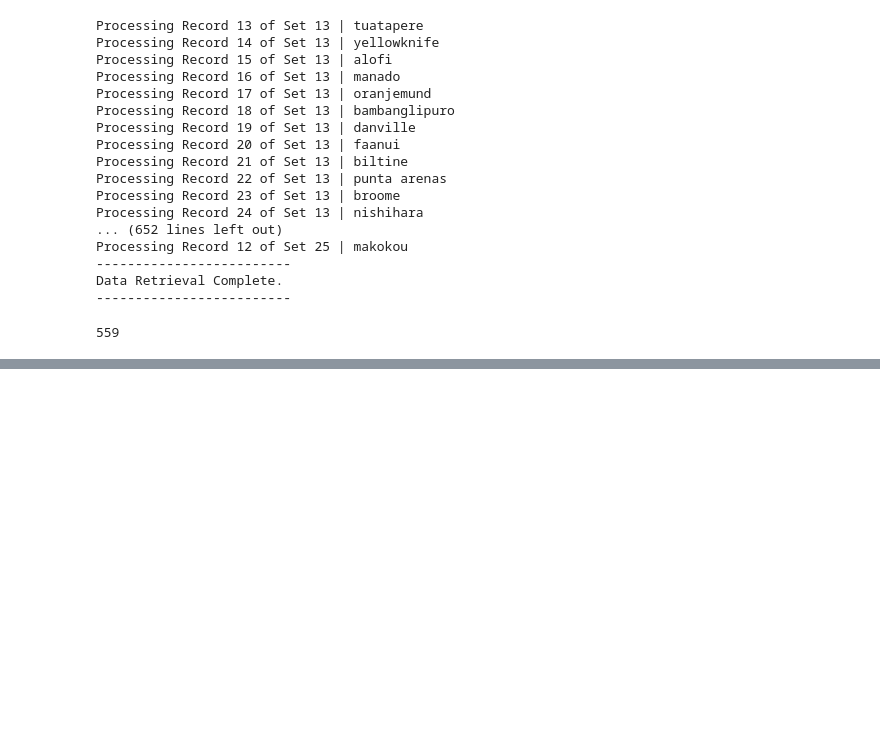
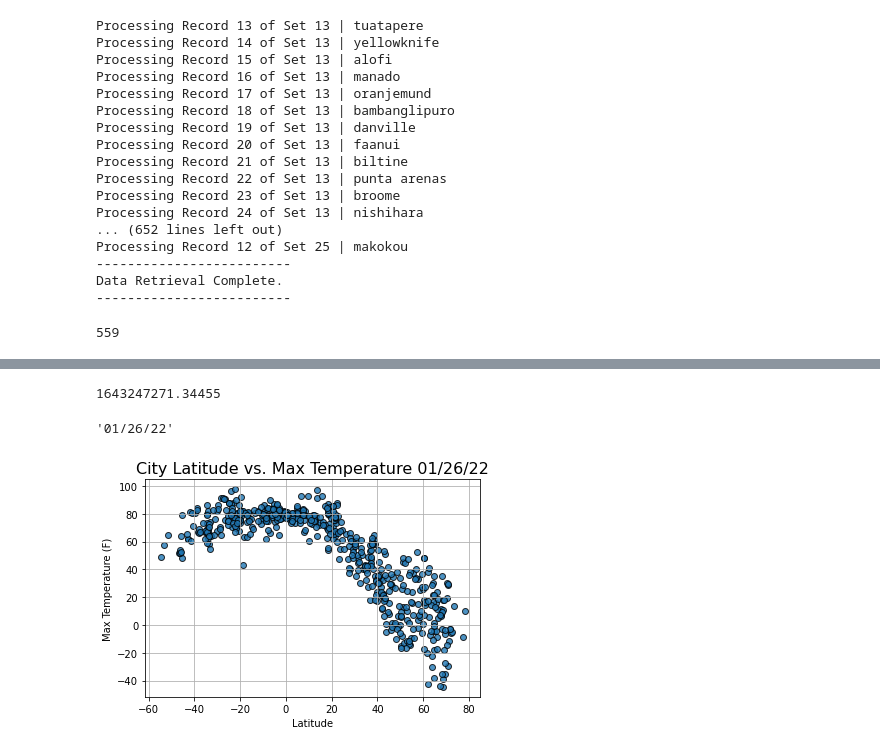
Before and after one commit to jennadodge/World_Weather_Analysis, a Jupyter notebook: Weather.ipynb, the cells around one changed output, grey strips where cells are left out. Cells and saved outputs as stored; diff of their text form; code cells hidden in the pictures; blank space fills up the shorter version.

Commit message:
created scatter plots of various weather metrics vs latitude

```diff
--- a/Weather.ipynb
+++ b/Weather.ipynb
@@ -173,3 +173,48 @@ city_data_df.head()
 output_data_file = "weather_data/cities.csv"
 # Export the city_data_df into a CSV
 city_data_df.to_csv(output_data_file, index_label = "City_ID")
+# %%
+# Create a scatter plot of city latitude vs max temp and other weather based on latitude
+# Extract relevant fields from the DataFrame
+lats = city_data_df['Lat']
+max_temps = city_data_df['Max Temp']
+humidity = city_data_df['Humidity']
+cloudiness = city_data_df['Cloudiness']
+wind_speed = city_data_df['Wind Speed']
+# %%
+# Import the time module
+import time
+# Get today's date in seconds
+today = time.time()
+today
+# %% [output]
+1643247271.34455
+# %%
+# Get today's time in string format
+today = time.strftime("%x")
+today
+# %% [output]
+'01/26/22'
+# %%
+# Create a scatter plot for latitude vs max temperature
+plt.scatter(lats,
+            max_temps,
+            edgecolor = "k",
+            linewidths = 1,
+            marker = 'o',
+            alpha = 0.8,
+            label = "Cities")
+
+# incorporate the other graph properties
+plt.title("City Latitude vs. Max Temperature " + time.strftime("%x"), fontsize = 16)
+plt.xlabel("Latitude")
+plt.ylabel("Max Temperature (F)")
+plt.grid(True)
+
+#Save the figure
+plt.savefig("weather_data/Fig1.png")
+
+# show plot
+plt.show()
+# %% [output]
+[figure, added]
```
Also changed, not shown: parts of 3 cells of this notebook, 4 other files.
